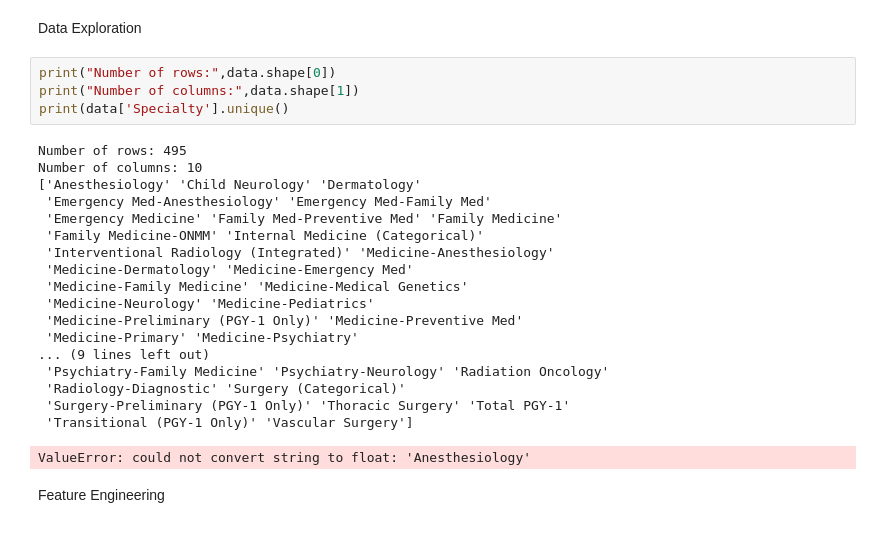
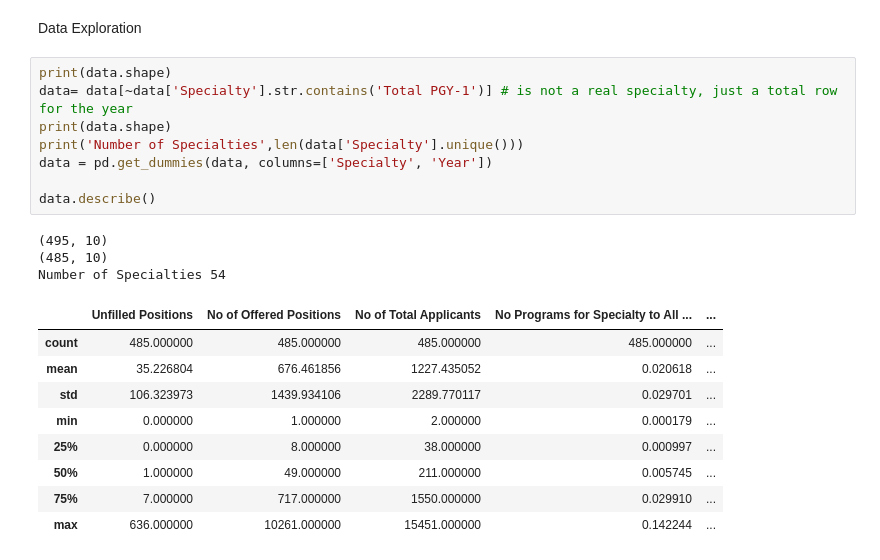
Before and after one commit to tarunajjarapu/Machine_Learning-Residency_Matching, a Jupyter notebook: MLProject.ipynb, the cells around one changed output. Cells and saved outputs as stored; diff of their text form.

```diff
--- a/MLProject.ipynb
+++ b/MLProject.ipynb
@@ -8,27 +36,23 @@ Intro
 # %% [markdown]
 Data Exploration
-# %%
-print("Number of rows:",data.shape[0])
-print("Number of columns:",data.shape[1])
-print(data['Specialty'].unique()
-# %% [output]
-Number of rows: 495
-Number of columns: 10
-['Anesthesiology' 'Child Neurology' 'Dermatology'
- 'Emergency Med-Anesthesiology' 'Emergency Med-Family Med'
- 'Emergency Medicine' 'Family Med-Preventive Med' 'Family Medicine'
- 'Family Medicine-ONMM' 'Internal Medicine (Categorical)'
- 'Interventional Radiology (Integrated)' 'Medicine-Anesthesiology'
- 'Medicine-Dermatology' 'Medicine-Emergency Med'
- 'Medicine-Family Medicine' 'Medicine-Medical Genetics'
- 'Medicine-Neurology' 'Medicine-Pediatrics'
- 'Medicine-Preliminary (PGY-1 Only)' 'Medicine-Preventive Med'
- 'Medicine-Primary' 'Medicine-Psychiatry'
-... (9 lines left out)
- 'Psychiatry-Family Medicine' 'Psychiatry-Neurology' 'Radiation Oncology'
- 'Radiology-Diagnostic' 'Surgery (Categorical)'
- 'Surgery-Preliminary (PGY-1 Only)' 'Thoracic Surgery' 'Total PGY-1'
- 'Transitional (PGY-1 Only)' 'Vascular Surgery']
-ValueError: could not convert string to float: 'Anesthesiology'
-# %% [markdown]
-Feature Engineering
+# %%
+print(data.shape)
+data= data[~data['Specialty'].str.contains('Total PGY-1')] # is not a real specialty, just a total row for the year
+print(data.shape)
+print('Number of Specialties',len(data['Specialty'].unique()))
+data = pd.get_dummies(data, columns=['Specialty', 'Year'])
+
+data.describe()
+# %% [output]
+(495, 10)
+(485, 10)
+Number of Specialties 54
+|  | Unfilled Positions | No of Offered Positions | No of Total Applicants | No Programs for Specialty to All ... | ... |
+| count | 485.000000 | 485.000000 | 485.000000 | 485.000000 | ... |
+| mean | 35.226804 | 676.461856 | 1227.435052 | 0.020618 | ... |
+| std | 106.323973 | 1439.934106 | 2289.770117 | 0.029701 | ... |
+| min | 0.000000 | 1.000000 | 2.000000 | 0.000179 | ... |
+| 25% | 0.000000 | 8.000000 | 38.000000 | 0.000997 | ... |
+| 50% | 1.000000 | 49.000000 | 211.000000 | 0.005745 | ... |
+| 75% | 7.000000 | 717.000000 | 1550.000000 | 0.029910 | ... |
+| max | 636.000000 | 10261.000000 | 15451.000000 | 0.142244 | ... |
```
Also changed, not shown: parts of 7 cells of this notebook, 1 other file.
